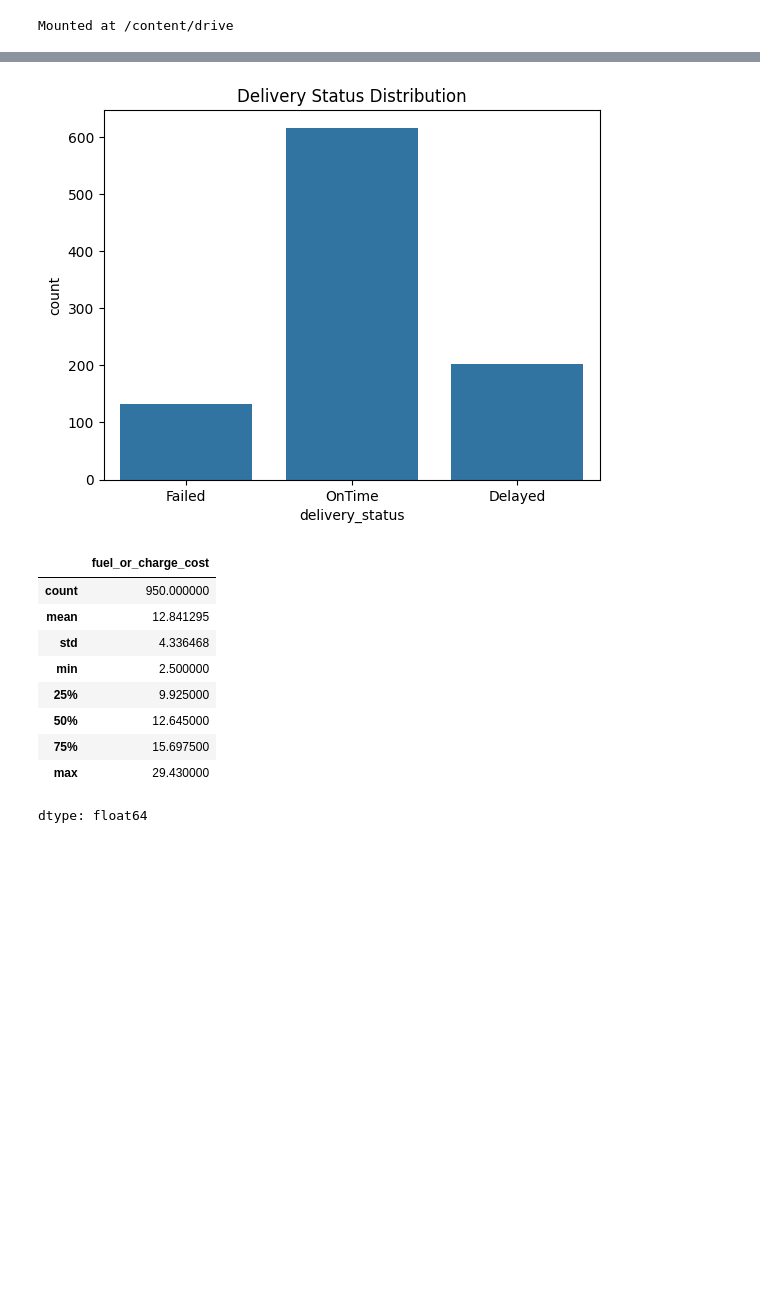
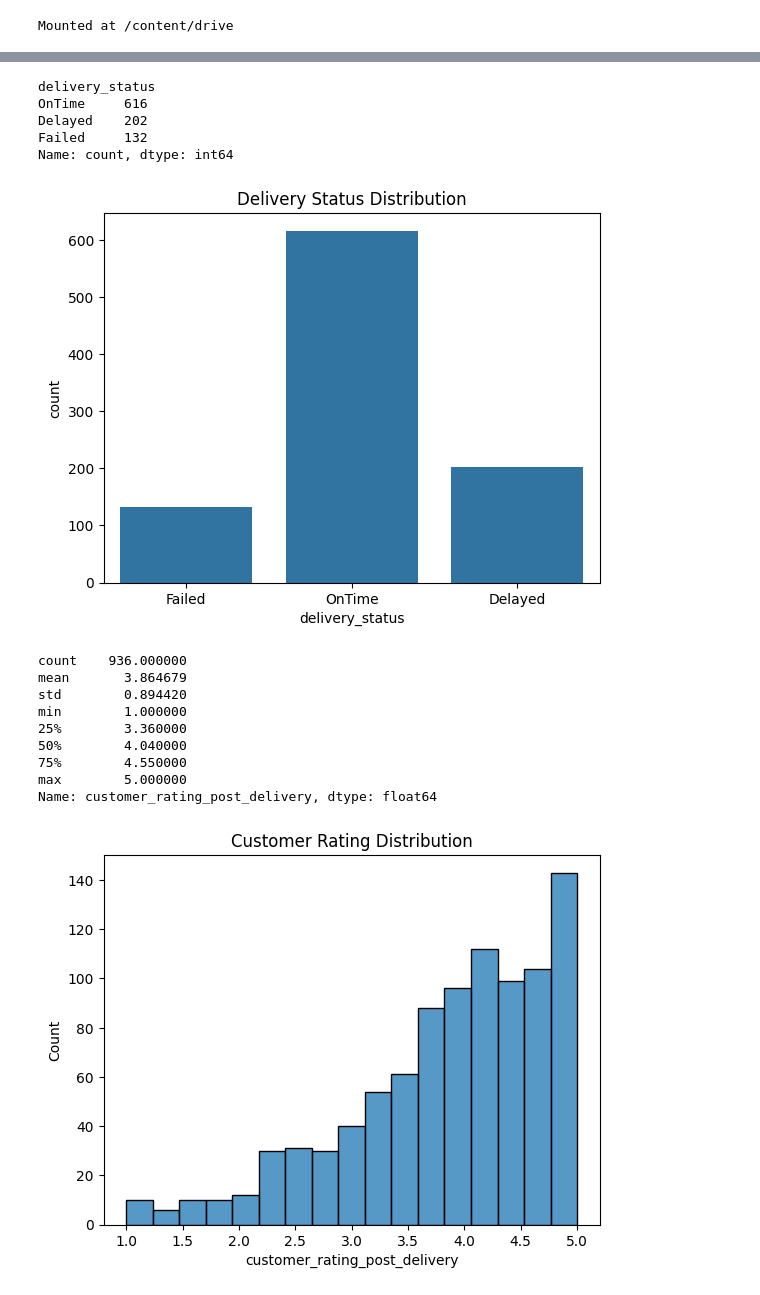
Before and after one commit to Anakha10/northstar-analytics, a Jupyter notebook: NorthStar_Python.ipynb, the cells around one changed output, grey strips where cells are left out. Cells and saved outputs as stored; diff of their text form; code cells hidden in the pictures; blank space fills up the shorter version.

```diff
--- a/NorthStar_Python.ipynb
+++ b/NorthStar_Python.ipynb
@@ -61,21 +89,34 @@ dtype: int64
 # %%
-sns.countplot(x="delivery_status", data=df)
+print(deliveries["delivery_status"].value_counts())
+
+sns.countplot(x="delivery_status", data=deliveries)
 
 plt.title("Delivery Status Distribution")
 
 plt.show()
 # %% [output]
+delivery_status
+OnTime     616
+Delayed    202
+Failed     132
+Name: count, dtype: int64
 [figure]
-# %%
-df["fuel_or_charge_cost"].describe()
-# %% [output]
-|  | fuel_or_charge_cost |
-| count | 950.000000 |
-| mean | 12.841295 |
-| std | 4.336468 |
-| min | 2.500000 |
-| 25% | 9.925000 |
-| 50% | 12.645000 |
-| 75% | 15.697500 |
-| max | 29.430000 |
-dtype: float64
+# %%
+print(deliveries["customer_rating_post_delivery"].describe())
+
+sns.histplot(deliveries["customer_rating_post_delivery"])
+
+plt.title("Customer Rating Distribution")
+
+plt.show()
+# %% [output]
+count    936.000000
+mean       3.864679
+std        0.894420
+min        1.000000
+25%        3.360000
+50%        4.040000
+75%        4.550000
+max        5.000000
+Name: customer_rating_post_delivery, dtype: float64
+[figure, added]
```
Also changed, not shown: parts of 27 cells of this notebook.
